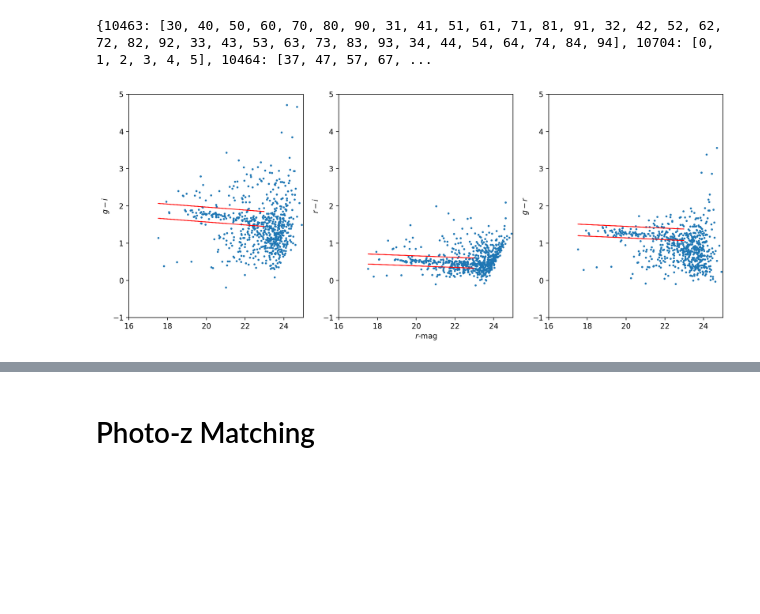
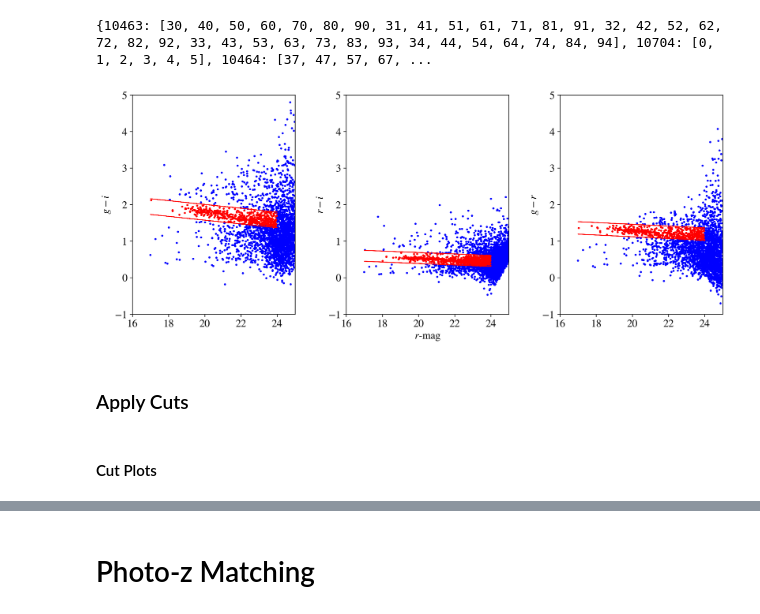
Before and after one commit to lsst-sitcom/comcam_clusters, a Jupyter notebook: ACO360_WL_Anacal_PZmatching.ipynb, the cells around one changed output, grey strips where cells are left out. Drawn from its saved outputs; the diff is of its cells as text; code cells hidden in the pictures; blank space fills up the shorter version.

```diff
--- a/ACO360_WL_Anacal_PZmatching.ipynb
+++ b/ACO360_WL_Anacal_PZmatching.ipynb
@@ -53,8 +54,8 @@ rproj = np.logspace(np.log10(0.3),np.log10(7.), 100)
 # %%
 arcsec = 1/60**2
 rng = np.random.default_rng()
-omega_m = .31
-omega_de= .69
+omega_m = .3
+omega_de= .7
 omega_r = 0
 H0 = 70 # km/s/Mpc
 c = 3e5 # km/s
@@ -67,9 +93,10 @@ beta_r = lambda zl, zs : integrate.quad(Hz, zl, zs)[0]/integrate.quad(Hz, 0, zs)
 # Load operation rehearsal data
 # Can use obs_butler.registry.queryCollections to see available collections
 obs_repo = '/repo/main'
-obs_repo = "dp1"
+# obs_repo = "dp1"
 obs_collection = 'LSSTComCam/runs/DRP/DP1/v29_0_0_rc5/DM-49865'
 obs_collection = "LSSTComCam/DP1"
+obs_collection = 'u/xiangchl/anacal_comcam'
 
 obs_butler = Butler(obs_repo, collections=obs_collection)
 obs_registry = obs_butler.registry
@@ -147,68 +192,97 @@ else:
+# %%
+precut_anacal_table = vstack(anacal_tables)
+precut_anacal_table['mag'] = mag_zero - np.log10(precut_anacal_table['flux'] ) *2.5
+precut_anacal_table['g_mag'] = mag_zero - np.log10(precut_anacal_table['g_flux_gauss2'] ) *2.5
+precut_anacal_table['r_mag'] = mag_zero - np.log10(precut_anacal_table['r_flux_gauss2'] ) *2.5
+precut_anacal_table['i_mag'] = mag_zero - np.log10(precut_anacal_table['i_flux_gauss2'] ) *2.5
+precut_anacal_table['z_mag'] = mag_zero - np.log10(precut_anacal_table['z_flux_gauss2'] ) *2.5
+# %%
+ang_dist = np.sqrt(((precut_anacal_table['ra'] - cluster_coords[0]) * np.cos(np.deg2rad(cluster_coords[1])))**2 + (precut_anacal_table['dec'] - cluster_coords[1])**2)
+precut_anacal_table['sep'] = ang_dist
+sky_distance = Da(.22) * ang_dist * (np.pi/180)
+precut_anacal_table['mpc_sep'] = sky_distance
 # %%
-mag_lim = 23
-gi_lims = (0.20, -0.20)
-ri_lims = (0.12, -0.15)
-gr_lims = (0.15, -0.16)
-color_gi = anacal_table['g_mag'] - anacal_table['i_mag']
-color_ri = anacal_table['r_mag'] - anacal_table['i_mag']
-color_gr = anacal_table['g_mag'] - anacal_table['r_mag']
-color_iz = anacal_table['i_mag'] - anacal_table['z_mag']
-gi_line = (anacal_table['r_mag'] - 18) * (-0.20/5) + 1.85
-ri_line = (anacal_table['r_mag'] - 18) * (-0.1/5) + .58
-gr_line = (anacal_table['r_mag'] - 18) * (-0.12/5) + 1.35
+# mag_lim = 23
+# gi_lims = (0.20, -0.20)
+# ri_lims = (0.12, -0.15)
+# gr_lims = (0.15, -0.16)
+# color_gi = precut_anacal_table['g_mag'] - precut_anacal_table['i_mag']
+# color_ri = precut_anacal_table['r_mag'] - precut_anacal_table['i_mag']
+# color_gr = precut_anacal_table['g_mag'] - precut_anacal_table['r_mag']
+# color_iz = precut_anacal_table['i_mag'] - precut_anacal_table['z_mag']
+# gi_line = (precut_anacal_table['r_mag'] - 18) * (-0.20/5) + 1.85
+# ri_line = (precut_anacal_table['r_mag'] - 18) * (-0.1/5) + .58
+# gr_line = (precut_anacal_table['r_mag'] - 18) * (-0.12/5) + 1.35
+
+mag_lim = 24.0
+gi_lims = (0.23, -0.20)
+ri_lims = (0.15, -0.15)
+gr_lims = (0.16, -0.18)
+color_gi = precut_anacal_table['g_mag'] - precut_anacal_table['i_mag']
+color_ri = precut_anacal_table['r_mag'] - precut_anacal_table['i_mag']
+color_gr = precut_anacal_table['g_mag'] - precut_anacal_table['r_mag']
+color_iz = precut_anacal_table['i_mag'] - precut_anacal_table['z_mag']
+gi_line = (precut_anacal_table['r_mag'] - 18) * (-0.26/5) + 1.88
+ri_line = (precut_anacal_table['r_mag'] - 18) * (-0.1/5) + .58
+gr_line = (precut_anacal_table['r_mag'] - 18) * (-0.12/5) + 1.35
 
 gi_redseq = np.logical_and.reduce((
     color_gi < gi_line + gi_lims[0],
     color_gi > gi_line + gi_lims[1],
-    anacal_table['r_mag'] < mag_lim
+    precut_anacal_table['r_mag'] < mag_lim
 ))
 ri_redseq = np.logical_and.reduce((
     color_ri < ri_line + ri_lims[0],
     color_ri > ri_line + ri_lims[1],
-    anacal_table['r_mag'] < mag_lim
+    precut_anacal_table['r_mag'] < mag_lim
 ))
 gr_redseq = np.logical_and.reduce((
     color_gr < gr_line + gr_lims[0],
     color_gr > gr_line + gr_lims[1],
-    anacal_table['r_mag'] < mag_lim
+    precut_anacal_table['r_mag'] < mag_lim
 ))
+
+
+precut_anacal_table['gi_redseq'] = gi_redseq
+precut_anacal_table['ri_redseq'] = ri_redseq
+precut_anacal_table['gr_redseq'] = gr_redseq
 
 counts = gi_redseq.astype(int) + ri_redseq.astype(int) + gr_redseq.astype(int)
 
 all_redseq = np.logical_and.reduce((gi_redseq, gr_redseq, ri_redseq))
 aggro_redseq = np.logical_or.reduce((gi_redseq, gr_redseq, ri_redseq))
-dist = np.sqrt(((anacal_table['ra'] - cluster_coords[0]) * np.cos(np.deg2rad(cluster_coords[1])))**2 + (anacal_table['dec'] - cluster_coords[1])**2)
+dist = np.sqrt(((precut_anacal_table['ra'] - cluster_coords[0]) * np.cos(np.deg2rad(cluster_coords[1])))**2 + (precut_anacal_table['dec'] - cluster_coords[1])**2)
 mm = dist < 0.1
 
 
 fig, axes = plt.subplots(1, 3, figsize=(12, 5), sharex=True)
 # First panel: g - i vs r_mag
-mag = anacal_table["r_mag"]
-axes[0].scatter(mag[mm], color_gi[mm], s=3.0)
+mag = precut_anacal_table["r_mag"]
+axes[0].scatter(mag[mm], color_gi[mm], s=3.0, c=gi_redseq[mm].astype(int), cmap='bwr')
 axes[0].plot(mag[mm & (mag<mag_lim)], gi_line[mm & (mag<mag_lim)] + gi_lims[0], color='red', lw=1)
 axes[0].plot(mag[mm & (mag<mag_lim)], gi_line[mm & (mag<mag_lim)] + gi_lims[1], color='red', lw=1)
 axes[0].set_ylabel(r"$g - i$")
 axes[0].set_xlim(16, 25)
 axes[0].set_ylim(-1, 5)
 
 # Second panel: r - i vs r_mag
-axes[1].scatter(mag[mm], color_ri[mm], s=3.0)
+axes[1].scatter(mag[mm], color_ri[mm], s=3.0, c=ri_redseq[mm].astype(int), cmap='bwr')
 axes[1].plot(mag[mm & (mag<mag_lim)], ri_line[mm & (mag<mag_lim)] + ri_lims[0], color='red', lw=1)
 axes[1].plot(mag[mm & (mag<mag_lim)], ri_line[mm & (mag<mag_lim)] + ri_lims[1], color='red', lw=1)
 axes[1].set_xlabel(r"$r$-mag")
 axes[1].set_ylabel(r"$r - i$")
 axes[1].set_xlim(16, 25)
 axes[1].set_ylim(-1, 5)
 
 # Third panel: g - r vs r_mag
-axes[2].scatter(mag[mm], color_gr[mm], s=3.0)
+axes[2].scatter(mag[mm], color_gr[mm], s=3.0, c=gr_redseq[mm].astype(int), cmap='bwr')
 axes[2].plot(mag[mm & (mag<mag_lim)], gr_line[mm & (mag<mag_lim)] + gr_lims[0], color='red', lw=1)
 axes[2].plot(mag[mm & (mag<mag_lim)], gr_line[mm & (mag<mag_lim)] + gr_lims[1], color='red', lw=1)
 axes[2].set_ylabel(r"$g - r$")
 axes[2].set_xlim(16, 25)
 axes[2].set_ylim(-1, 5)
 
 plt.tight_layout()
 plt.show()
 # %% [output]
-[figure, old version]
+[figure, new version]
@@ -214,0 +324,4 @@ plt.show()
+# %% [markdown]
+### Apply Cuts
+# %% [markdown]
+#### Cut Plots
```
Also changed, not shown: parts of 56 cells of this notebook.
